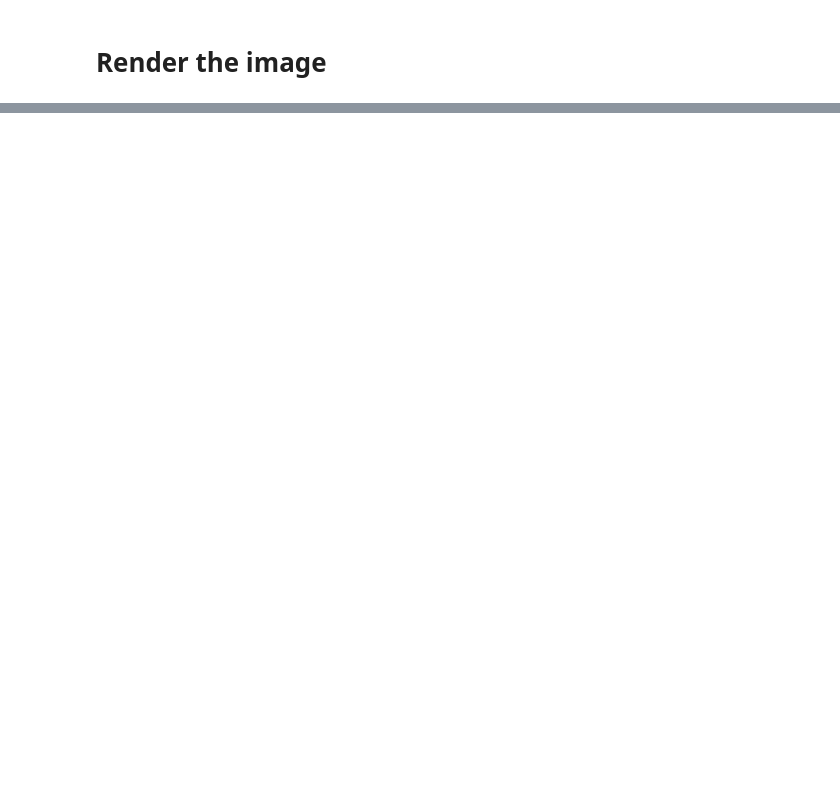
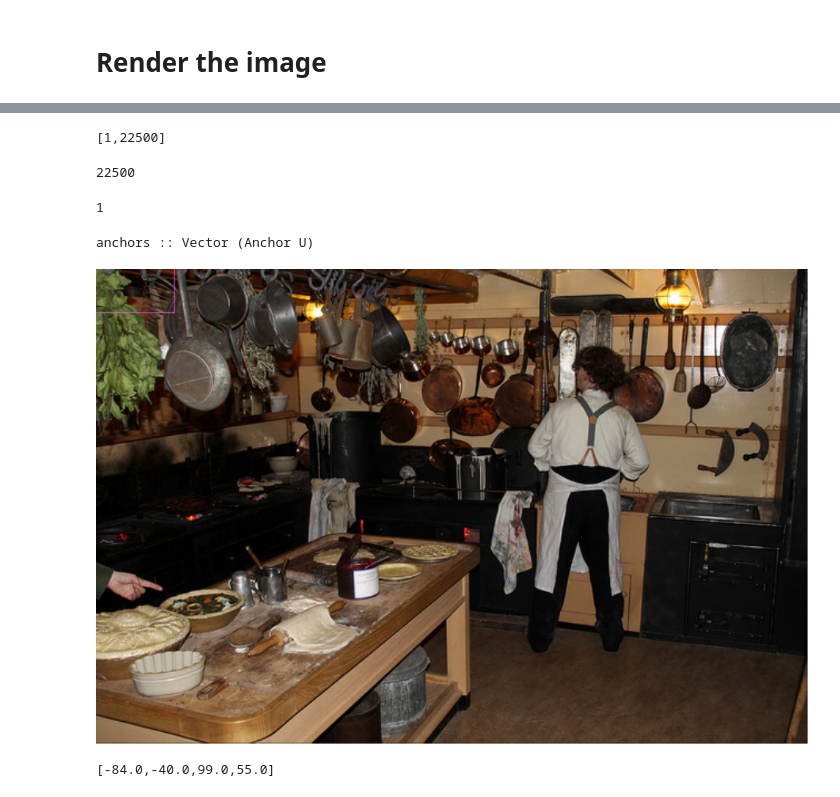
Before and after one commit to pierric/fei-cocoapi, a Jupyter notebook: examples/coco.ipynb, the cells around one changed output, grey strips where cells are left out. Drawn from its saved outputs; the diff is of its cells as text; code cells hidden in the pictures; blank space fills up the shorter version.

```diff
--- a/examples/coco.ipynb
+++ b/examples/coco.ipynb
@@ -13,9 +13,9 @@ import MXNet.NN.DataIter.Conduit
 import MXNet.Base (NDArray(..), mxListAllOpNames, (.&), HMap(..), ArgOf(..))
 import MXNet.Base.NDArray
 # %%
-cocoInst <- coco "/home/jiasen/dschungel/coco" "val2017"
+cocoInst <- coco "/mnt/c/Users/Jiasen/Documents/coco" "val2017"
 # %%
-dataIter = cocoImagesWithAnchors cocoInst
+(anchors, dataIter) <- cocoImagesWithAnchors cocoInst
                                (#batch_size     := 1 .&
                                 #feature_width  := 50 .&
                                 #feature_height := 50 .&
@@ -120,0 +102,26 @@ renderDrawing (floor width) (floor height) (JP.PixelRGBA8 255 255 255 255) $ do
+# %%
+ndshape labels
+# %% [output]
+[1,22500]
+# %%
+V.length anchors
+# %% [output]
+22500
+# %%
+V.length . V.findIndices (==1) . V.convert <$> toVector labels
+# %% [output]
+1
+# %%
+:t anchors
+# %% [output]
+anchors :: Vector (Anchor U)
+# %%
+renderDrawing (floor width) (floor height) (JP.PixelRGBA8 255 255 255 255) $ do
+    drawImage (JP.promoteImage img) 0 (V2 0 0)
+    V.zipWithM_ drawBB colors (V.take 1 anchors)
+# %% [output]
+[figure, added]
+# %%
+Repa.toList $ anchors V.! 0
+# %% [output]
+[-84.0,-40.0,99.0,55.0]
```
Also changed, not shown: parts of 8 cells of this notebook.
